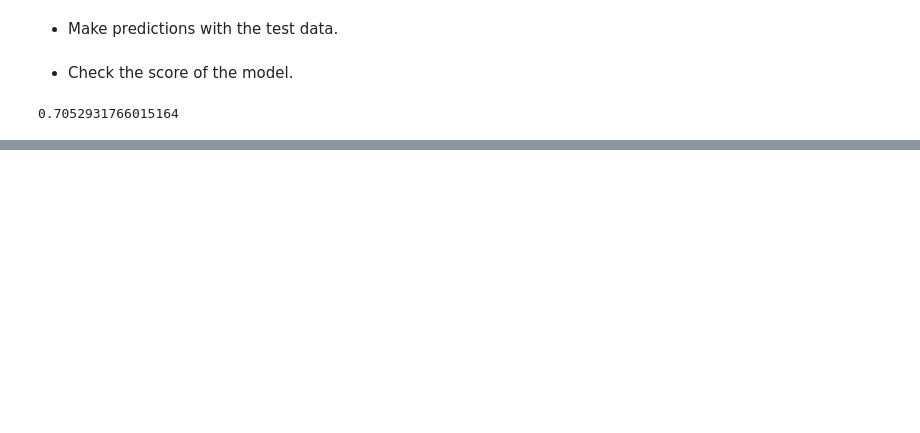
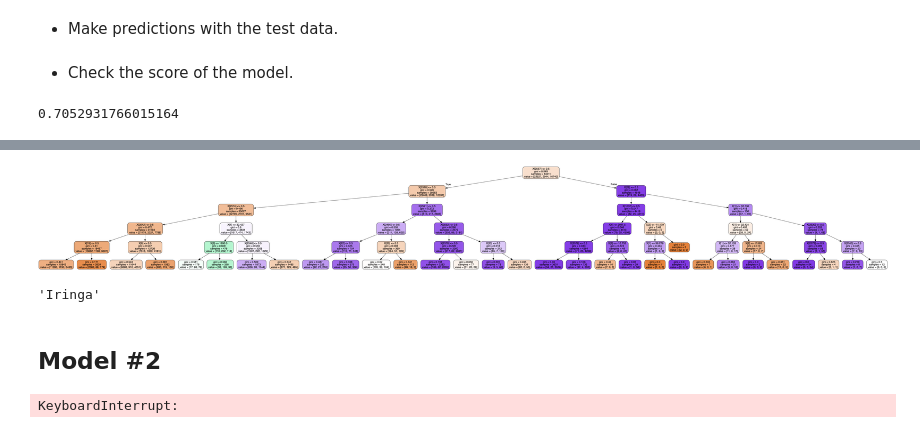
Before and after one commit to hoffm386/tanzania-water-wells, a Jupyter notebook: notebooks/exploratory/Modeling_1.0_KW.ipynb, the cells around one changed output, grey strips where cells are left out. Saved outputs shown, nothing was run; the diff lists cells and outputs as text; code cells hidden in the pictures; blank space fills up the shorter version.

```diff
--- a/notebooks/exploratory/Modeling_1.0_KW.ipynb
+++ b/notebooks/exploratory/Modeling_1.0_KW.ipynb
@@ -201,0 +323,16 @@ dtc.score(joined_test_processed, y_test) #x_test, y_test from split
+# %%
+dot_file = StringIO()
+
+export_graphviz(dtc, out_file=dot_file, filled=True,
+               rounded=True)
+
+image=pydotplus.graph_from_dot_data(dot_file.getvalue())
+Image(image.create_png())
+# %% [output]
+[figure, added]
+# %%
+numerical_feature_names[19]
+# %% [output]
+'Iringa'
+# %% [markdown]
+## Model #2
@@ -201,0 +350,4 @@ dtc.score(joined_test_processed, y_test) #x_test, y_test from split
+# %%
+gs.fit(joined_train_processed, y_train)
+# %% [output]
+KeyboardInterrupt:
```
Also changed, not shown: parts of 14 cells of this notebook.
